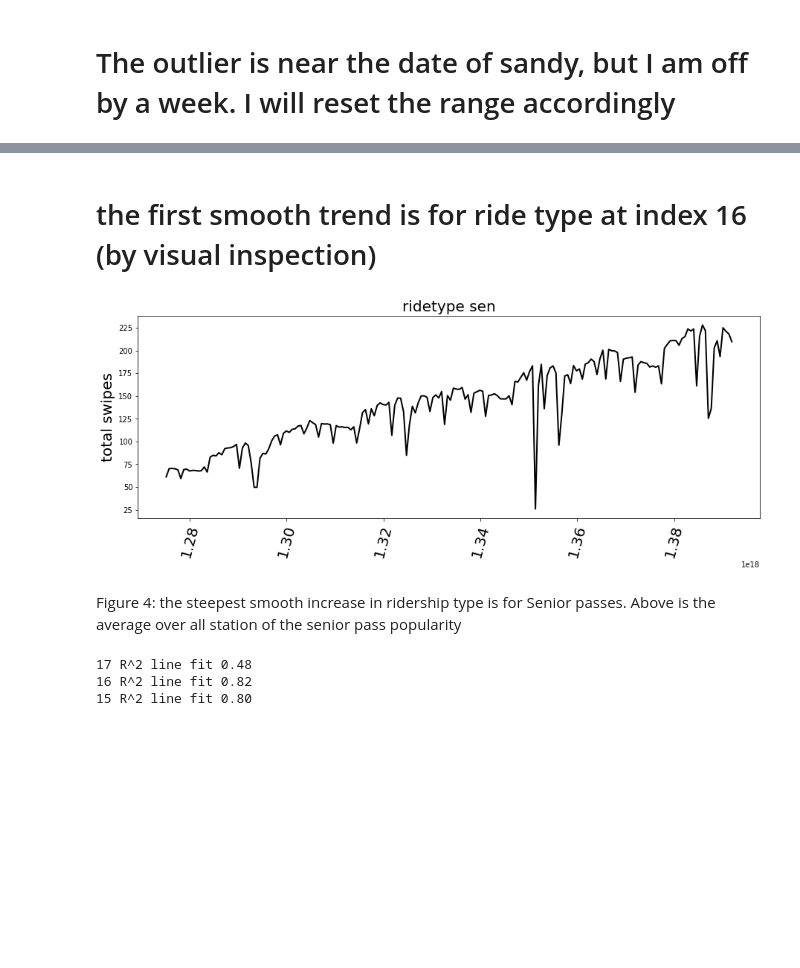
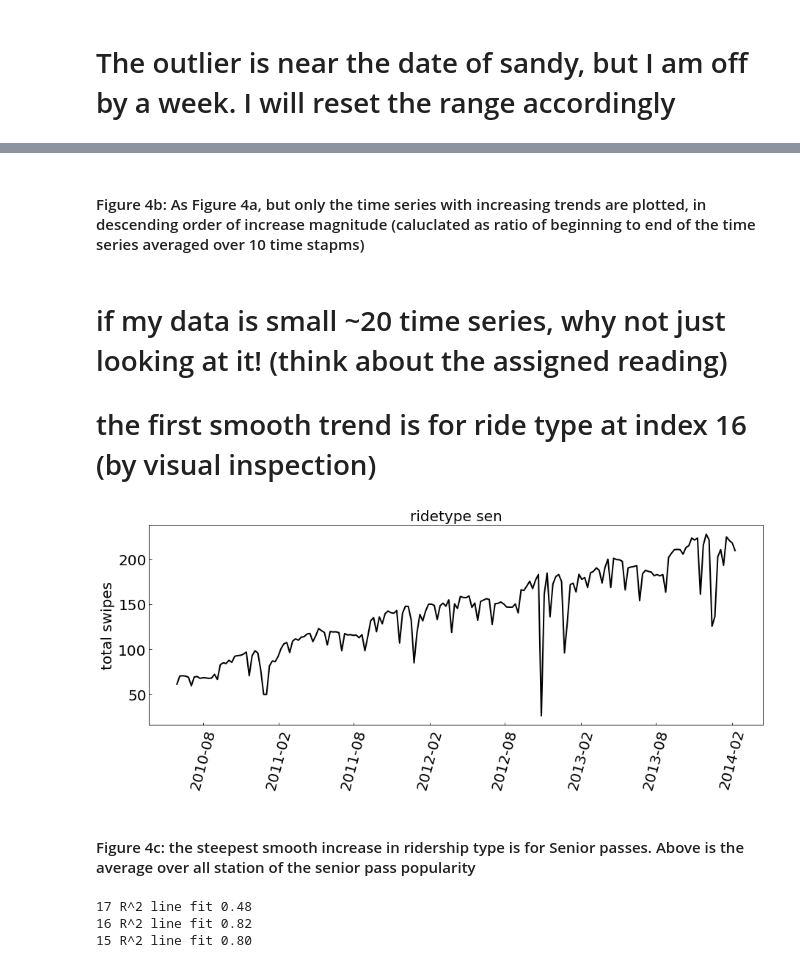
Before and after one commit to fedhere/PUI2017_fb55, a Jupyter notebook: HW10_fb55/subway_timeseries_solution.ipynb, the cells around one changed output, grey strips where cells are left out. Drawn from its saved outputs; the diff is of its cells as text; code cells hidden in the pictures; blank space fills up the shorter version.

```diff
--- a/HW10_fb55/subway_timeseries_solution.ipynb
+++ b/HW10_fb55/subway_timeseries_solution.ipynb
@@ -25,6 +25,7 @@ It contains 23 different subway card types
 # Task 3:
 ## Several stations show a prominent annual periodicity. Identify the 4 **stations** (indentify them by the index of their location in the data cube) that show the most prominent periodic trend on an annual period (52 weeks). (Can you figure out what the periodic peak in rides is due to?)
 # %%
+from __future__ import print_function, division
 import pylab as pl
 import numpy as np
 import pandas as pd
@@ -33,7 +34,7 @@ import pandas as pd
 
 from IPython.display import Image
 from IPython.display import clear_output
-
+pl.rcParams['font.size'] = 20
 Image(filename = "Ridetypes.png")
 # %% [output]
 Populating the interactive namespace from numpy and matplotlib
@@ -186,7 +189,9 @@ Figure 3a: The sum of all time series, and the three and one signa threshold ind
 # The outlier is near the date of sandy, but I am off by a week. I will reset the range accordingly
 # %%
 rng = pd.date_range('05/29/2010', periods=N, freq='W')
-#plot all swipes
+#need to convert to use datetime index w fill_between (pandas 0.21) >0.21)
+d = [pd.Timestamp(x).to_pydatetime() for x in rng]#plot all swipes
+print ("first day ", d[0].date())
 pl.figure(figsize=(15,5))
 pl.plot(rng, mta_allsum, 'k-', lw = 2)
 pl.xticks(rotation = 75, fontsize=20)
@@ -290,14 +320,18 @@ corresponding stdev: [  5.87158972e+05   6.11540734e+04   1.03507976e+04   1.813
+# %% [markdown]
+#### Figure 4b: As Figure 4a, but only the time series with increasing trends are plotted, in descending order of increase magnitude (caluclated as ratio of beginning to end of the time series averaged over 10 time stapms)
 # %% [markdown]
+# if my data is small ~20 time series, why not just looking at it! (think about the assigned reading)
 # the first smooth trend is for ride type at index 16 (by visual inspection)
 # %%
+# plot the most evident trend: senior tickets
 mtabyride = np.nanmean(mta, axis=0)
 pl.figure(figsize=(15,5))
-pl.plot(rng, mtabyride[16], 'k-', lw = 2)
+pl.plot(d, mtabyride[16], 'k-', lw = 2)
 pl.xticks(rotation = 75, fontsize=20)
 pl.ylabel("total swipes", fontsize=20)
 title = pl.title ("ridetype " + ridetype[16], fontsize=20)
 # %% [output]
-[figure, old version]
+[figure, new version]
 # %% [markdown]
-Figure 4: the steepest smooth increase in ridership type is for Senior passes. Above is the average over all station of the senior pass popularity
+#### Figure 4c: the steepest smooth increase in ridership type is for Senior passes. Above is the average over all station of the senior pass popularity
 # %%
```
Also changed, not shown: parts of 51 cells of this notebook.
